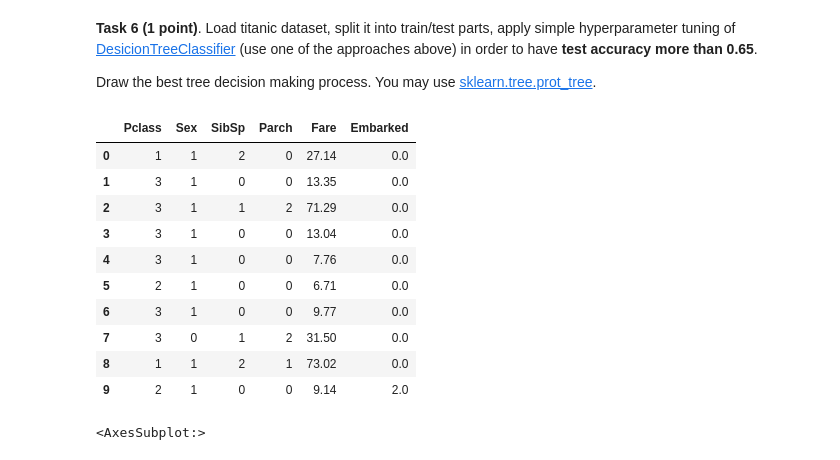
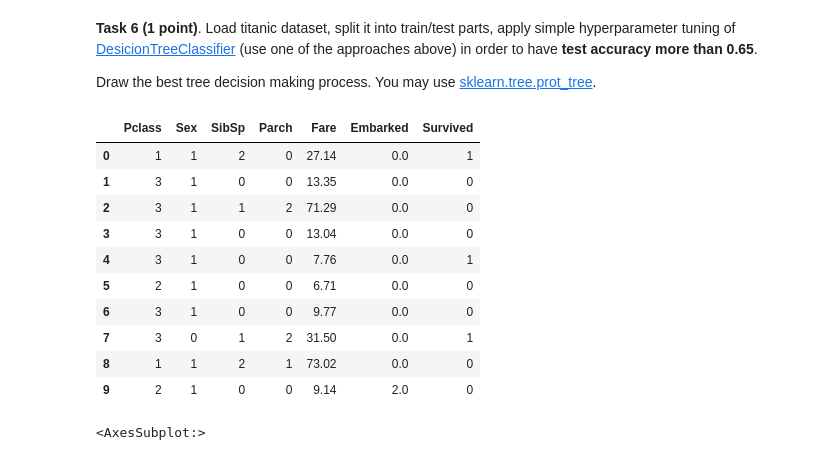
Before and after one commit to Kriikle/ml-intro, a Jupyter notebook: 7_trees_and_ensembles/rf_classifier.ipynb, the cells around one changed output. Drawn from its saved outputs; the diff is of its cells as text; code cells hidden in the pictures.

```diff
--- a/7_trees_and_ensembles/rf_classifier.ipynb
+++ b/7_trees_and_ensembles/rf_classifier.ipynb
@@ -655,25 +676,25 @@ Draw the best tree decision making process. You may use [sklearn.tree.prot_tree]
 # %%
 from sklearn.tree import DecisionTreeClassifier,plot_tree
 from sklearn.metrics import accuracy_score
 
 df = pd.read_csv(PATH+'train.csv')
 df['Sex'] = df.Sex.map({'male': 1, 'female': 0})
 df['Embarked'] = df.Embarked.map({'S': 0, 'Q': 1,'C': 2})
 #df['Embarked'] = df.Cabin.map({'S': 0, 'Q': 1,'C': 2})
 features = ["Pclass","Sex","SibSp","Parch","Fare","Embarked"]
-df[features].head(10)
+df[features+["Survived"]].head(10)
 # %% [output]
-|  | Pclass | Sex | SibSp | Parch | Fare | Embarked |
-| 0 | 1 | 1 | 2 | 0 | 27.14 | 0.0 |
-| 1 | 3 | 1 | 0 | 0 | 13.35 | 0.0 |
-| 2 | 3 | 1 | 1 | 2 | 71.29 | 0.0 |
-| 3 | 3 | 1 | 0 | 0 | 13.04 | 0.0 |
-| 4 | 3 | 1 | 0 | 0 | 7.76 | 0.0 |
-| 5 | 2 | 1 | 0 | 0 | 6.71 | 0.0 |
-| 6 | 3 | 1 | 0 | 0 | 9.77 | 0.0 |
-| 7 | 3 | 0 | 1 | 2 | 31.50 | 0.0 |
-| 8 | 1 | 1 | 2 | 1 | 73.02 | 0.0 |
-| 9 | 2 | 1 | 0 | 0 | 9.14 | 2.0 |
+|  | Pclass | Sex | SibSp | Parch | Fare | Embarked | Survived |
+| 0 | 1 | 1 | 2 | 0 | 27.14 | 0.0 | 1 |
+| 1 | 3 | 1 | 0 | 0 | 13.35 | 0.0 | 0 |
+| 2 | 3 | 1 | 1 | 2 | 71.29 | 0.0 | 0 |
+| 3 | 3 | 1 | 0 | 0 | 13.04 | 0.0 | 0 |
+| 4 | 3 | 1 | 0 | 0 | 7.76 | 0.0 | 1 |
+| 5 | 2 | 1 | 0 | 0 | 6.71 | 0.0 | 0 |
+| 6 | 3 | 1 | 0 | 0 | 9.77 | 0.0 | 0 |
+| 7 | 3 | 0 | 1 | 2 | 31.50 | 0.0 | 1 |
+| 8 | 1 | 1 | 2 | 1 | 73.02 | 0.0 | 0 |
+| 9 | 2 | 1 | 0 | 0 | 9.14 | 2.0 | 0 |
 # %%
 df["Embarked"] = df["Embarked"].fillna(str(df.Embarked.mode()[0]))
 df["Fare"] = df["Fare"].fillna(df["Fare"].mean())
```
Also changed, not shown: parts of 16 cells of this notebook.
